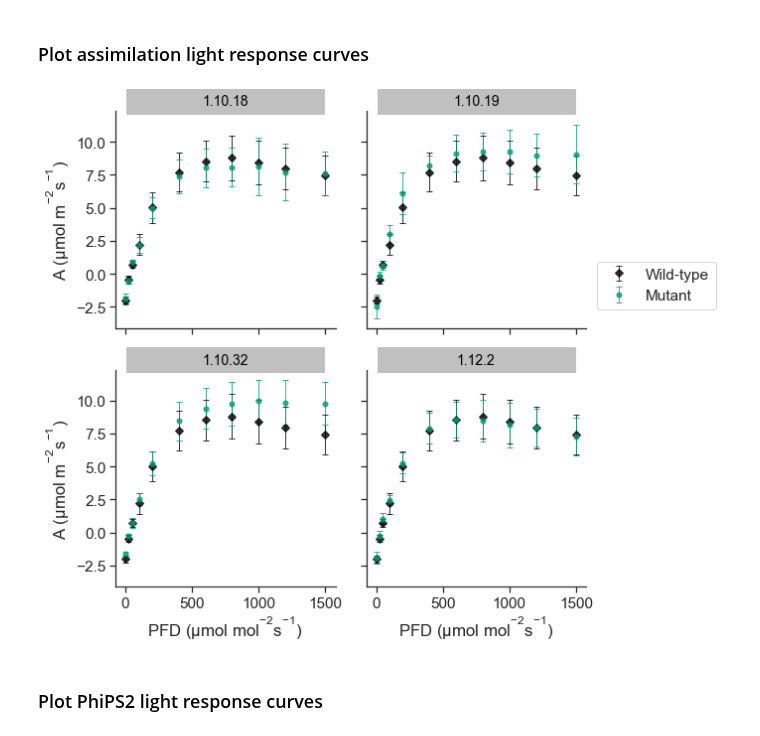
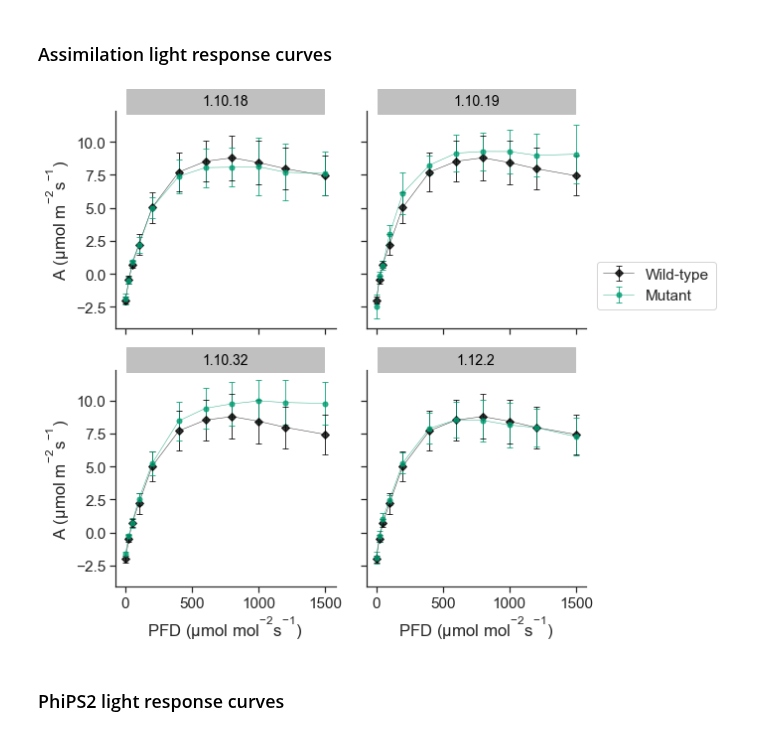
Before and after one commit to RonaCostello/Thesis, a Jupyter notebook: plots/chapter3_lr_curves.ipynb, the cells around one changed output. Drawn from its saved outputs; the diff is of its cells as text; code cells hidden in the pictures.

```diff
--- a/plots/chapter3_lr_curves.ipynb
+++ b/plots/chapter3_lr_curves.ipynb
@@ -74,7 +74,7 @@ class ExtendedTextBox(BoxStyle._Base):
 # register the custom style
 BoxStyle._style_list["ext"] = ExtendedTextBox
 # %% [markdown]
-### Plot assimilation light response curves
+### Assimilation light response curves
 # %%
 # sns.plotting_context()
 sns.set(font_scale = 1.4, font="Arial")
@@ -85,37 +85,37 @@ colours = ['#000000', '#009E73']
 
 grid = sns.FacetGrid(grouped_df, col="plot", col_order=['1.10.18', '1.10.19', '1.10.32', '1.12.2'], hue="type", hue_order=['wt', 'mutant'],
                      palette=colours, col_wrap=2, size=4, aspect=1, hue_kws=dict(marker=["D", "o"]))
 
-grid.map(plt.errorbar, "Q_rounded", "A_mean", "A_std", markersize=5, alpha=0.8, linewidth=1.2, linestyle='', elinewidth=1, capsize=3,
+grid.map(plt.errorbar, "Q_rounded", "A_mean", "A_std", markersize=5, alpha=0.8, linewidth=0.5, linestyle='-', elinewidth=1, capsize=3,
         markeredgecolor=None, markeredgewidth=1)
 
 
 # Adjust position abd labels of legend
 legend_ax = grid.axes.flat[3]
 handles, labels = legend_ax.get_legend_handles_labels()
 leg = plt.legend(handles[0:2],['Wild-type', 'Mutant'], bbox_to_anchor=(1.05, 1.5), loc=2, borderaxespad=0.)
 
 
 # Set axis labels
 grid.set_axis_labels(x_var="PFD ($\mu$mol mol$^{-2}$s$^{-1}$)", y_var="A ($\mu$mol m$^{-2}$s$^{-1}$)")
 
 
 # Set titles
 grid.set_titles("{col_name}")
 for ax in grid.axes:
     # set the title position to the horizontal center (0.5) of the axes
     title = ax.set_title(ax.get_title(), position=(.5, 1.0), backgroundcolor="silver", color='black',
                          size=14)
     # set the box style of the title text box to our custom box
     bb = title.get_bbox_patch()
     # use the axes' width as width of the text box
     bb.set_boxstyle("ext", pad=0.4, width=ax.get_window_extent().width )
 
 plt.savefig("../figures/lrCurves.pdf", transparent=True, dpi=300, bbox_inches='tight')
 # %% [output]
-[figure, old version]
+[figure, new version]
 # %% [markdown]
-### Plot PhiPS2 light response curves
+### PhiPS2 light response curves
 # %%
 # sns.plotting_context()
 sns.set(font_scale = 1.4, font="Arial")
```
Also changed, not shown: parts of 1 cell of this notebook.
